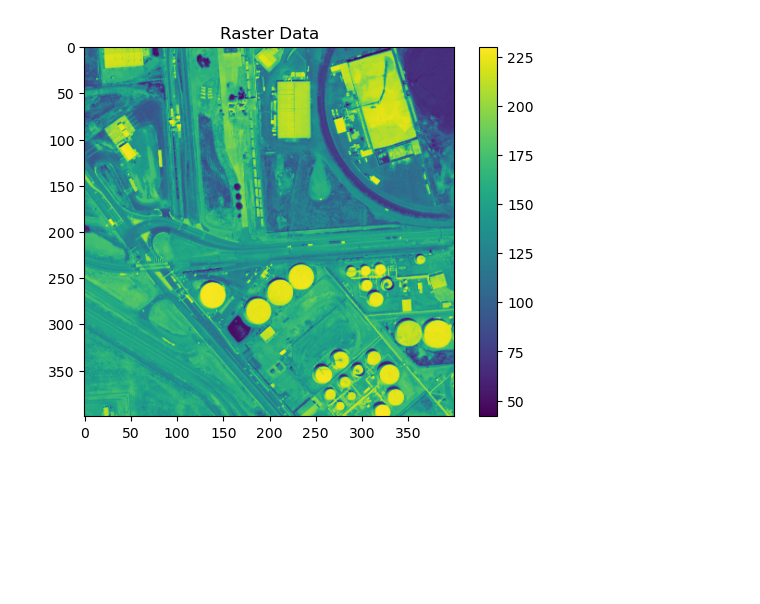
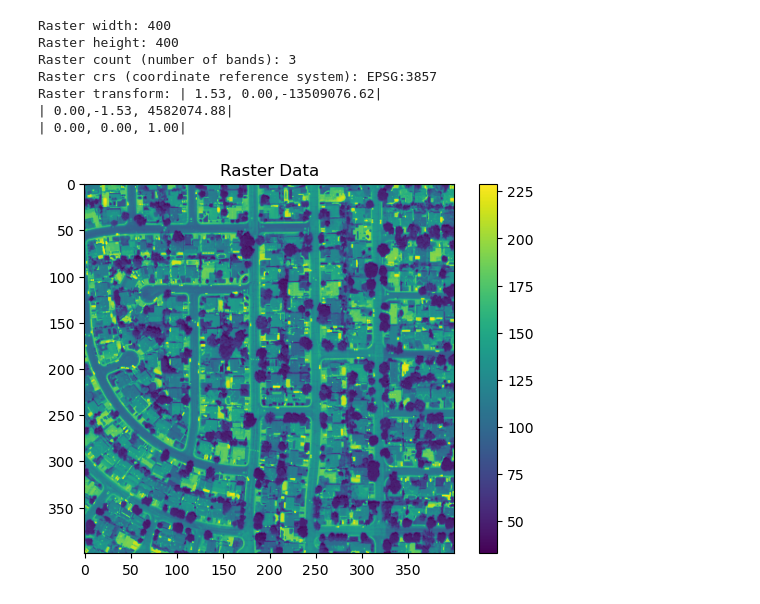
Before and after one commit to Amehroke/TreeClassification_V2, a Jupyter notebook: Notebooks/02_Image_EDA.ipynb, the cells around one changed output. Saved outputs shown, nothing was run; the diff lists cells and outputs as text; code cells hidden in the pictures; blank space fills up the shorter version.

Commit message:
Added notebook with api code to extract satelite imagery(900 images), and code to visualize the data

```diff
--- a/Notebooks/02_Image_EDA.ipynb
+++ b/Notebooks/02_Image_EDA.ipynb
@@ -5,16 +5,29 @@ import rasterio
 import numpy as np
 from PIL import Image
 # %%
-raster_filepath = r'../stockton_image_tiles/tile_-121.33760000000002_37.942919999999994.tiff'
+raster_filepath = r'../stockton_image_tiles/tile_-121.35410000000002_38.015079999999934.tiff'
 
 # Open the raster file
 with rasterio.open(raster_filepath) as src:
     raster_data = src.read(3)  # Read the first band
+
+    print(f"Raster width: {src.width}")
+    print(f"Raster height: {src.height}")
+    print(f"Raster count (number of bands): {src.count}")
+    print(f"Raster crs (coordinate reference system): {src.crs}")
+    print(f"Raster transform: {src.transform}")
 
     # Display the raster data using matplotlib
     plt.imshow(raster_data, cmap='viridis')
     plt.colorbar()
     plt.title('Raster Data')
     plt.show()
 # %% [output]
+Raster width: 400
+Raster height: 400
+Raster count (number of bands): 3
+Raster crs (coordinate reference system): EPSG:3857
+Raster transform: | 1.53, 0.00,-13509076.62|
+| 0.00,-1.53, 4582074.88|
+| 0.00, 0.00, 1.00|
-[figure, old version]
+[figure, new version]
```
Also changed, not shown: 2 other files.
